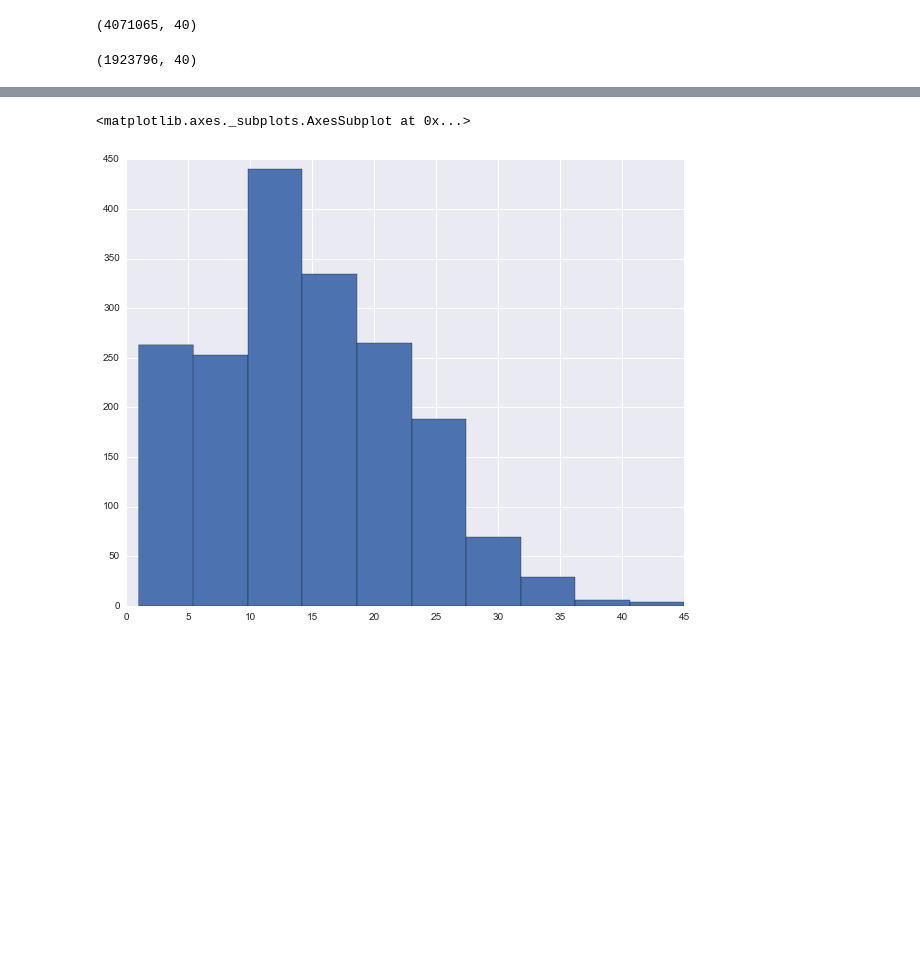
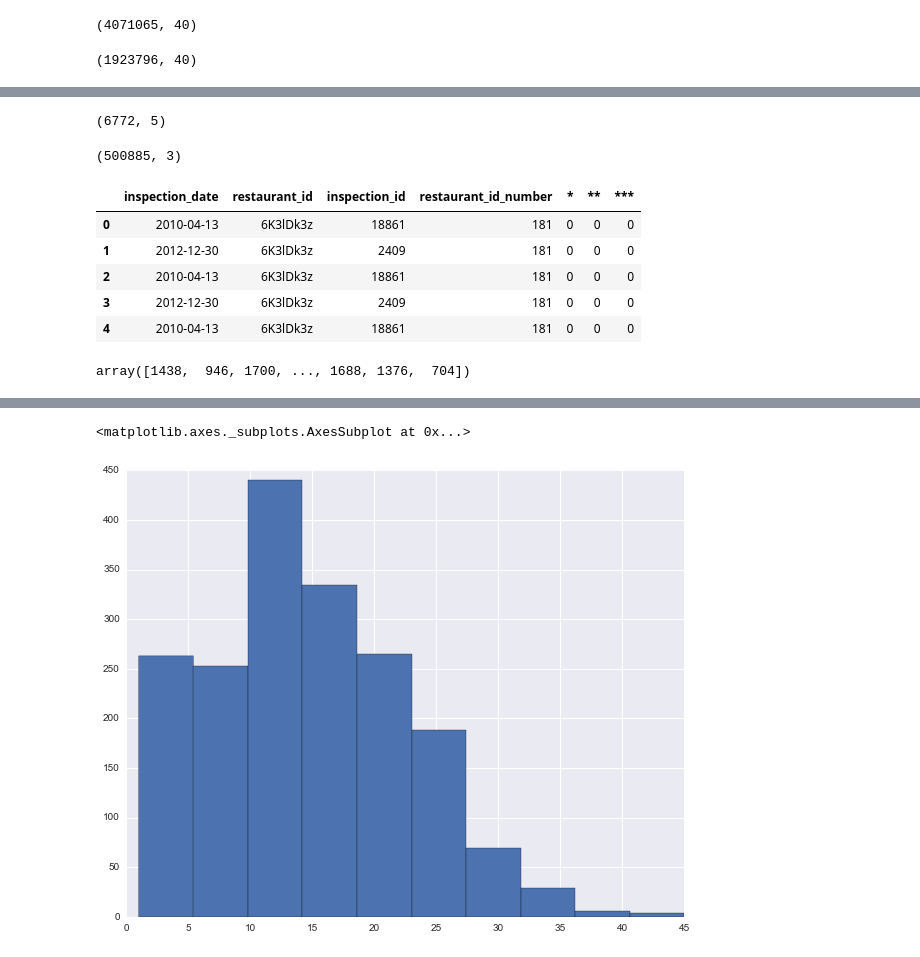
Before and after one commit to potatochip/kojak, a Jupyter notebook: feature_exploration.ipynb, the cells around one changed output, grey strips where cells are left out. Saved outputs shown, nothing was run; the diff lists cells and outputs as text; code cells hidden in the pictures; blank space fills up the shorter version.

```diff
--- a/feature_exploration.ipynb
+++ b/feature_exploration.ipynb
@@ -180,0 +302,17 @@ reviews['review_day'] = reviews['review_date'].dt.day
+# %%
+new_submission.shape
+# %% [output]
+(6772, 5)
+# %%
+X_test.shape
+# %% [output]
+(500885, 3)
+# %%
+test_df[['inspection_date', 'restaurant_id', 'inspection_id', 'restaurant_id_number', '*', '**', '***']].head()
+# %% [output]
+|  | inspection_date | restaurant_id | inspection_id | restaurant_id_number | * | ** | *** |
+| 0 | 2010-04-13 | 6K3lDk3z | 18861 | 181 | 0 | 0 | 0 |
+| 1 | 2012-12-30 | 6K3lDk3z | 2409 | 181 | 0 | 0 | 0 |
+| 2 | 2010-04-13 | 6K3lDk3z | 18861 | 181 | 0 | 0 | 0 |
+| 3 | 2012-12-30 | 6K3lDk3z | 2409 | 181 | 0 | 0 | 0 |
+| 4 | 2010-04-13 | 6K3lDk3z | 18861 | 181 | 0 | 0 | 0 |
@@ -180,0 +326,4 @@ reviews['review_day'] = reviews['review_date'].dt.day
+# %%
+restaurant_cats.categories.get_indexer(submission.restaurant_id)
+# %% [output]
+array([1438,  946, 1700, ..., 1688, 1376,  704])
```
Also changed, not shown: parts of 26 cells of this notebook, 5 other files.
